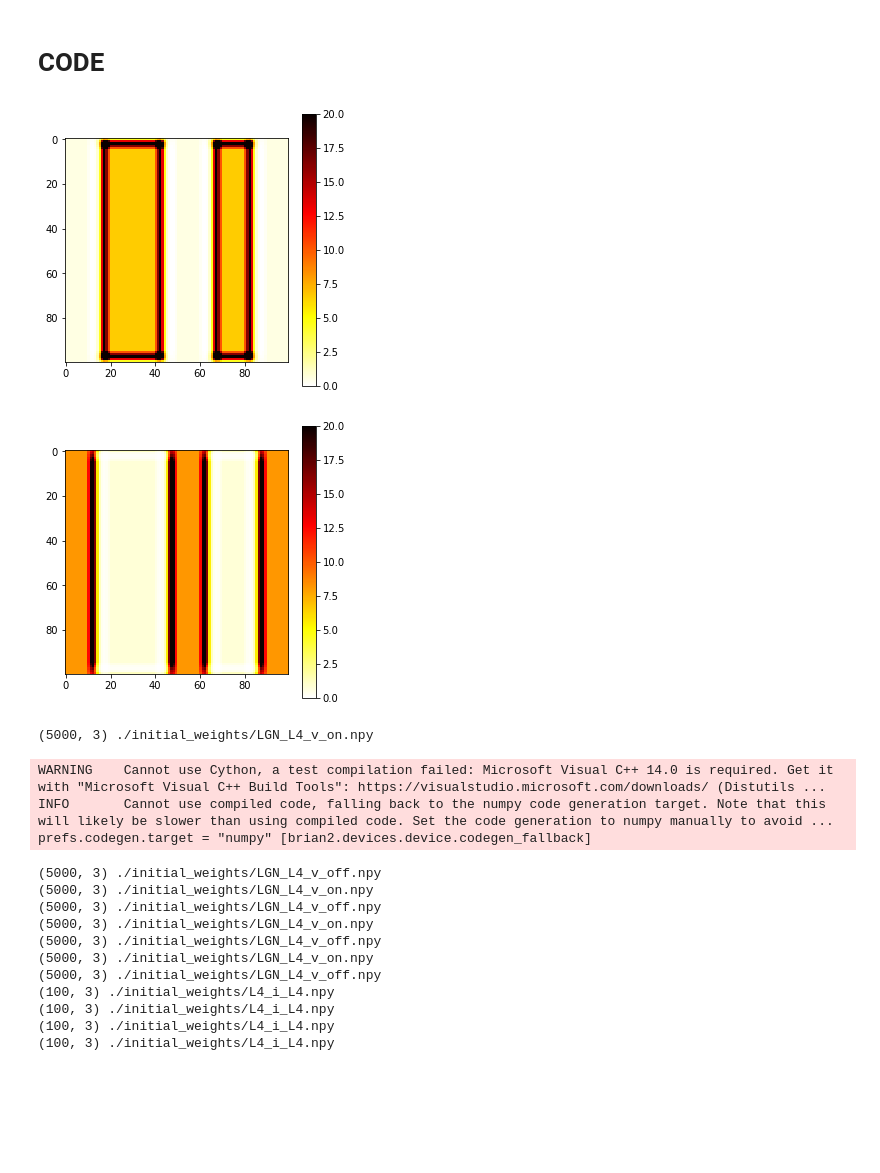
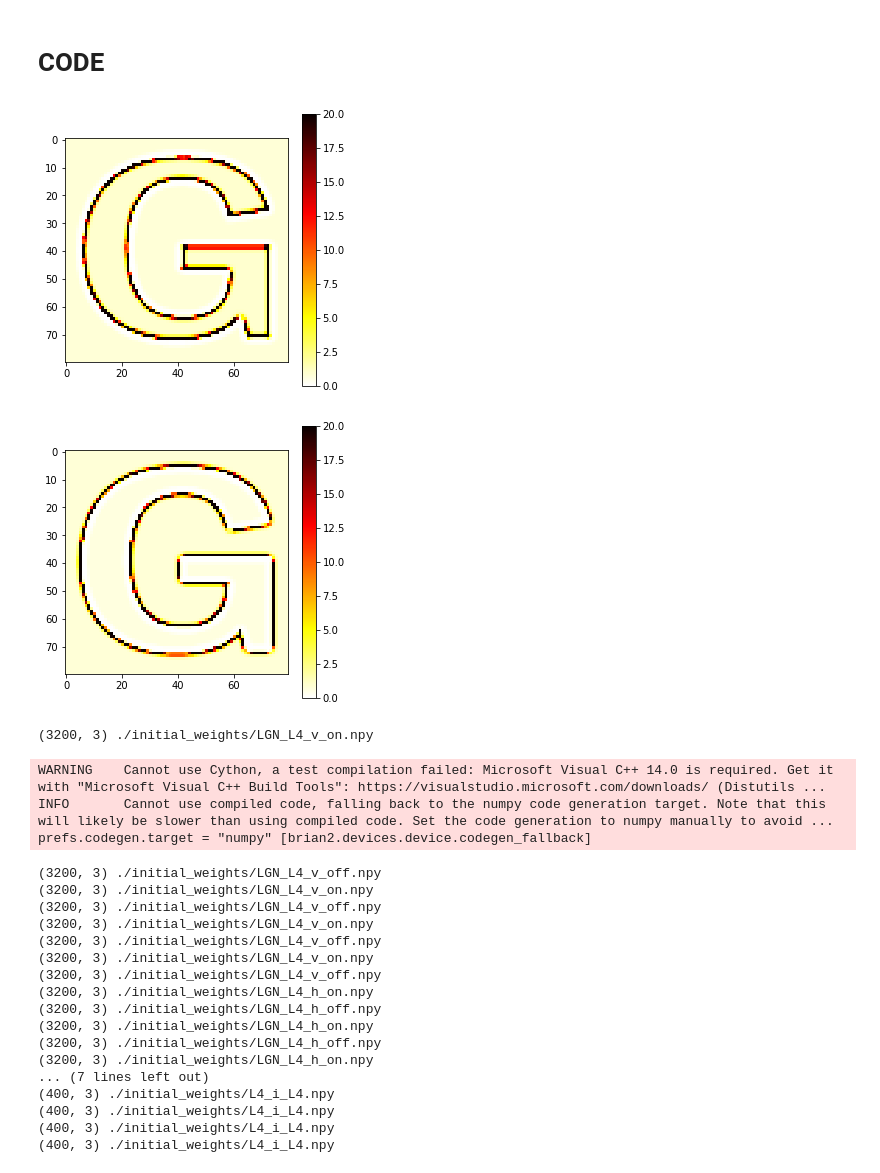
Before and after one commit to LSampath/v1-contour-integration, a Jupyter notebook: V1_core.ipynb, the cells around one changed output. Cells and saved outputs as stored; diff of their text form; code cells hidden in the pictures; blank space fills up the shorter version.

```diff
--- a/V1_core.ipynb
+++ b/V1_core.ipynb
@@ -43,13 +43,12 @@ def get_matrix_from_file(fileName, shape):
 # %%
 def gaussian2D(x, y, sigma):
     return (1.0/(1*math.pi*(sigma**2)))*math.exp(-(1.0/((sigma**2)))*(x**2 + y**2))
-#     return (1.0/(1*math.pi*(sigma**2)))*math.exp(-(1.0/(2*math.pi*(sigma**2)))*(x**2 + y**2))
 
 def mexicanHat(x,y,sigma1,sigma2):
     return gaussian2D(x,y,sigma1) - gaussian2D(x,y,sigma2)
 
 def receptiveFieldMatrix(func):
-    h = 11
+    h = 5
     g = np.zeros((h,h))
     for xi in range(0,h):
         for yi in range(0,h):
@@ -70,21 +69,21 @@ def tune_stimuli(data):
     data = (data - data.min()) / (data.max() - data.min())
     q95 = np.percentile(data, 95)
     data = np.where((data > q95), q95, data)
-    data = np.exp(data*5)
+    data = np.exp(data*15)
     data = (data - data.min()) / (data.max() - data.min())
     data *= 20
     return data
 # %% [markdown]
 # CODE
 # %%
-stimuli_file = './pic_100.tif'
+stimuli_file = './pic_80_G.tif'
 weight_path = './initial_weights/'
 save_path = './saved_weights/'
 
 fig_num = 1
 
-length = 100
-field_size = 5                     # 2/3/4/5/6
+length = 80
+field_size = 2                     # 2/3/4/5/6
 
 w_s = field_size*1                # simple cell width
 l_s = field_size*2                # simple_cell_length
@@ -92,7 +91,7 @@ l_s = field_size*2                # simple_cell_length
 n_LGN = length*length
 n_L4 = (length//(w_s*2))*(length//l_s)
 
-num_epochs = 8
+num_epochs = 12
 
 single_example_time = 0.35 * second
 resting_time = 0.15 * second
@@ -131,22 +130,22 @@ update_interval = 2
 # %%
 img = Image.open(stimuli_file)
 img.load()
 img_arr = np.asarray(img, dtype="int32")
 stimuli = np.absolute(img_arr)/255
 img.close()
 
-stimuli_on = signal.convolve(stimuli, receptiveFieldMatrix(lambda x,y:mexicanHat(x,y,3,4)), mode='same')
+stimuli_on = signal.convolve(stimuli, receptiveFieldMatrix(lambda x,y:mexicanHat(x,y,1,1.1)), mode='same')
 stimuli_on = tune_stimuli(stimuli_on)
 plot_image(stimuli_on, fig_num)
 fig_num += 1
 
-stimuli_off = signal.convolve(stimuli, receptiveFieldMatrix(lambda x,y:mexicanHat(x,y,4,3)), mode='same')
+stimuli_off = signal.convolve(stimuli, receptiveFieldMatrix(lambda x,y:mexicanHat(x,y,1.1,1)), mode='same')
 stimuli_off = tune_stimuli(stimuli_off)
 plot_image(stimuli_off, fig_num)
 fig_num += 1
 # %% [output]
-[figure, old version]
+[figure, new version]
-[figure, old version]
+[figure, new version]
 # %%
 scr_e = 'v = v_reset_e; theta += theta_plus_e; timer = 0*ms'
 v_reset_i_str = 'v = v_reset_i'
@@ -222,15 +244,31 @@ input_neuron_conn = [
     ['LGN_off_L4_FN_v', (n_LGN, n_L4), 'LGN_L4_v_on.npy', 'LGN_off', 'L4_FN_v', 'e'],
     ['LGN_on_L4_FN_v', (n_LGN, n_L4), 'LGN_L4_v_off.npy', 'LGN_on', 'L4_FN_v', 'e'],
     ['LGN_on_L4_i_FN_v', (n_LGN, n_L4), 'LGN_L4_v_on.npy', 'LGN_on', 'L4_i_FN_v', 'e'],
-    ['LGN_off_L4_i_FN_v', (n_LGN, n_L4), 'LGN_L4_v_off.npy', 'LGN_off', 'L4_i_FN_v', 'e']
+    ['LGN_off_L4_i_FN_v', (n_LGN, n_L4), 'LGN_L4_v_off.npy', 'LGN_off', 'L4_i_FN_v', 'e'],
+
+    ['LGN_on_L4_NF_h', (n_LGN, n_L4), 'LGN_L4_h_on.npy', 'LGN_on', 'L4_NF_h', 'e'],
+    ['LGN_off_L4_NF_h', (n_LGN, n_L4), 'LGN_L4_h_off.npy', 'LGN_off', 'L4_NF_h', 'e'],
+    ['LGN_off_L4_i_NF_h', (n_LGN, n_L4), 'LGN_L4_h_on.npy', 'LGN_off', 'L4_i_NF_h', 'e'],
+    ['LGN_on_L4_i_NF_h', (n_LGN, n_L4), 'LGN_L4_h_off.npy', 'LGN_on', 'L4_i_NF_h', 'e'],
+
+    ['LGN_off_L4_FN_h', (n_LGN, n_L4), 'LGN_L4_h_on.npy', 'LGN_off', 'L4_FN_h', 'e'],
+    ['LGN_on_L4_FN_h', (n_LGN, n_L4), 'LGN_L4_h_off.npy', 'LGN_on', 'L4_FN_h', 'e'],
+    ['LGN_on_L4_i_FN_h', (n_LGN, n_L4), 'LGN_L4_h_on.npy', 'LGN_on', 'L4_i_FN_h', 'e'],
+    ['LGN_off_L4_i_FN_h', (n_LGN, n_L4), 'LGN_L4_h_off.npy', 'LGN_off', 'L4_i_FN_h', 'e']
 ]
 
 neuron_neuron_conn = [
     ['L4_i_L4_NF_v', (n_L4, n_L4), 'L4_i_L4.npy', 'L4_i_NF_v', 'L4_NF_v', 'i'],
     ['L4_i_L4_FN_v', (n_L4, n_L4), 'L4_i_L4.npy', 'L4_i_FN_v', 'L4_FN_v', 'i'],
     ['L4_NF_L4_v', (n_L4, n_L4), 'L4_i_L4.npy', 'L4_NF_v', 'L4_v', 'e'],
-    ['L4_FN_L4_v', (n_L4, n_L4), 'L4_i_L4.npy', 'L4_FN_v', 'L4_v', 'e']
+    ['L4_FN_L4_v', (n_L4, n_L4), 'L4_i_L4.npy', 'L4_FN_v', 'L4_v', 'e'],
+
+    ['L4_i_L4_NF_h', (n_L4, n_L4), 'L4_i_L4.npy', 'L4_i_NF_h', 'L4_NF_h', 'i'],
+    ['L4_i_L4_FN_h', (n_L4, n_L4), 'L4_i_L4.npy', 'L4_i_FN_h', 'L4_FN_h', 'i'],
+    ['L4_NF_L4_h', (n_L4, n_L4), 'L4_i_L4.npy', 'L4_NF_h', 'L4_h', 'e'],
+    ['L4_FN_L4_h', (n_L4, n_L4), 'L4_i_L4.npy', 'L4_FN_h', 'L4_h', 'e'],
 ]
+
 
 for conn in input_neuron_conn:
     name = conn[0]
@@ -244,6 +282,7 @@ for conn in input_neuron_conn:
     connections[name].connect(True)
     connections[name].w = weightMatrix[connections[name].i, connections[name].j]
     connections[name].delay = 'minDelay + rand() * deltaDelay'
+
 
 for conn in neuron_neuron_conn:
     name = conn[0]
@@ -262,18 +301,24 @@ for conn in neuron_neuron_conn:
     connections[name].connect(True)
     connections[name].w = weightMatrix[connections[name].i, connections[name].j]
 # %% [output]
-(5000, 3) ./initial_weights/LGN_L4_v_on.npy
+(3200, 3) ./initial_weights/LGN_L4_v_on.npy
 WARNING    Cannot use Cython, a test compilation failed: Microsoft Visual C++ 14.0 is required. Get it with "Microsoft Visual C++ Build Tools": https://visualstudio.microsoft.com/downloads/ (Distutils ...
 INFO       Cannot use compiled code, falling back to the numpy code generation target. Note that this will likely be slower than using compiled code. Set the code generation to numpy manually to avoid ...
 prefs.codegen.target = "numpy" [brian2.devices.device.codegen_fallback]
-(5000, 3) ./initial_weights/LGN_L4_v_off.npy
-(5000, 3) ./initial_weights/LGN_L4_v_on.npy
-(5000, 3) ./initial_weights/LGN_L4_v_off.npy
-(5000, 3) ./initial_weights/LGN_L4_v_on.npy
-(5000, 3) ./initial_weights/LGN_L4_v_off.npy
-(5000, 3) ./initial_weights/LGN_L4_v_on.npy
-(5000, 3) ./initial_weights/LGN_L4_v_off.npy
-(100, 3) ./initial_weights/L4_i_L4.npy
-(100, 3) ./initial_weights/L4_i_L4.npy
-(100, 3) ./initial_weights/L4_i_L4.npy
-(100, 3) ./initial_weights/L4_i_L4.npy
+(3200, 3) ./initial_weights/LGN_L4_v_off.npy
+(3200, 3) ./initial_weights/LGN_L4_v_on.npy
+(3200, 3) ./initial_weights/LGN_L4_v_off.npy
+(3200, 3) ./initial_weights/LGN_L4_v_on.npy
+(3200, 3) ./initial_weights/LGN_L4_v_off.npy
+(3200, 3) ./initial_weights/LGN_L4_v_on.npy
+(3200, 3) ./initial_weights/LGN_L4_v_off.npy
+(3200, 3) ./initial_weights/LGN_L4_h_on.npy
+(3200, 3) ./initial_weights/LGN_L4_h_off.npy
+(3200, 3) ./initial_weights/LGN_L4_h_on.npy
+(3200, 3) ./initial_weights/LGN_L4_h_off.npy
+(3200, 3) ./initial_weights/LGN_L4_h_on.npy
+... (7 lines left out)
+(400, 3) ./initial_weights/L4_i_L4.npy
+(400, 3) ./initial_weights/L4_i_L4.npy
+(400, 3) ./initial_weights/L4_i_L4.npy
+(400, 3) ./initial_weights/L4_i_L4.npy
```
Also changed, not shown: parts of 15 cells of this notebook, 4 other files.
